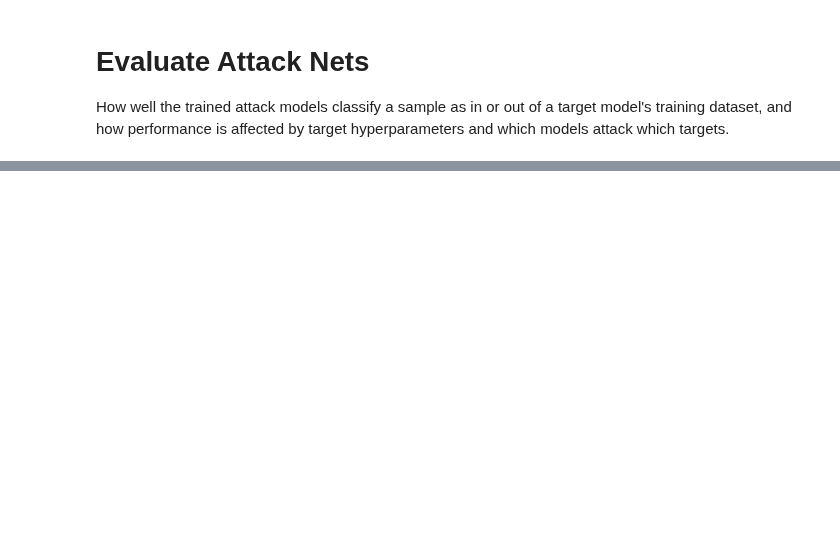
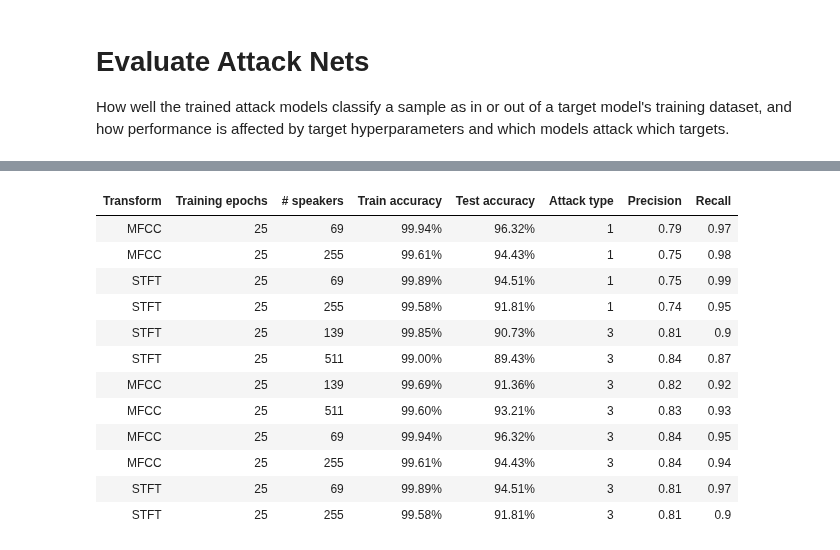
Before and after one commit to Lab41/cyphercat, a Jupyter notebook: Attack_baselines/Membership_Inference/ml_leaks/ml-leaks_adversary1_SVCvsNN-LibriCNN.ipynb, the cells around one changed output, grey strips where cells are left out. Cells and saved outputs as stored; diff of their text form; code cells hidden in the pictures; blank space fills up the shorter version.

```diff
--- a/Attack_baselines/Membership_Inference/ml_leaks/ml-leaks_adversary1_SVCvsNN-LibriCNN.ipynb
+++ b/Attack_baselines/Membership_Inference/ml_leaks/ml-leaks_adversary1_SVCvsNN-LibriCNN.ipynb
@@ -392,3 +453,72 @@ print('FN', false_negatives)
 # %%
 #attack net trained on nn shadow model on svm target, C=10, gamma=.1
 # eval_attack_net(attack_net_nn, gen_svm, sv_target_train_loader, sv_target_out_loader, k)
+# %%
+#table with
+
+#baselines
+columns = ['Transform','Training epochs', '# speakers','Train accuracy', 'Test accuracy', 'Attack type', 'Precision','Recall']
+
+# do this for 10 & 100 speakers
+# .2 S & 3 S
+#sufficient training and over-training
+
+#manual data:
+df = pd.DataFrame(columns = columns)
+#Attack 1:
+df.loc[len(df)] = ['MFCC',25,69.0,.9994,.9632,1,0.79,0.97]
+df.loc[len(df)] = ['MFCC',25,255.0,.9961,.9443,1,0.75,0.98]
+df.loc[len(df)] = ['STFT',25,69.0,0.9989,0.9451,1,0.75,0.99]
+df.loc[len(df)] = ['STFT',25,255.0,0.9958,0.9181,1,0.74,0.95]
+
+#Attack 3 w/max data:
+df.loc[len(df)] = ['STFT',25,139.0,.9985,.9073,3,.81,.90]
+df.loc[len(df)] = ['STFT',25,511.0,.9900,.8943,3,.84,.87] # train more
+df.loc[len(df)] = ['MFCC',25,139.0,.9969,.9136,3,.82,.92]
+df.loc[len(df)] = ['MFCC',25,511.0,.9960,.9321,3,0.83,0.93]
+
+
+#Attack 3 on Attack1 models:
+df.loc[len(df)] = ['MFCC',25,69.0,.9994,.9632,3,0.84,0.95]
+df.loc[len(df)] = ['MFCC',25,255.0,.9961,.9443,3,0.84,0.94]
+df.loc[len(df)] = ['STFT',25,69.0,0.9989,0.9451,3,0.81,0.97] #to do
+df.loc[len(df)] = ['STFT',25,255.0,0.9958,0.9181,3,0.81,0.90] #to do
+
+df['Training epochs'] =df['Training epochs'].astype(float)
+df['Attack type'] =df['Attack type'].astype(float)
+
+#style table
+import seaborn as sns
+
+cg = sns.light_palette("green", as_cmap=True)
+cm = sns.light_palette("magenta", as_cmap=True)
+bl = sns.light_palette("blue", as_cmap=True)
+orr = sns.light_palette("orange", as_cmap=True)
+gr = sns.light_palette("gray", as_cmap=True)
+
+# df.style.bar(subset=['Train accuracy', 'Test accuracy'], align='mid', color=['#d65f5f', '#5fba7d'])
+s = df.style.\
+    background_gradient(cmap=cg,subset=['Train accuracy', 'Test accuracy']).\
+    background_gradient(cmap=bl,subset=['Precision', 'Recall']).\
+    background_gradient(cmap=orr,subset=['Training epochs']).\
+    background_gradient(cmap=gr,subset=['Attack type']).\
+    background_gradient(cmap=cm,subset=['# speakers']).\
+    format({"Train accuracy": "{:.2%}","Test accuracy": "{:.2%}"}).\
+    hide_index().\
+    set_properties(**{'font-size': "16pt",'column-size':"24pt",'width': '100px'})
+
+s
+# %% [output]
+| Transform | Training epochs | # speakers | Train accuracy | Test accuracy | Attack type | Precision | Recall |
+| MFCC | 25 | 69 | 99.94% | 96.32% | 1 | 0.79 | 0.97 |
+| MFCC | 25 | 255 | 99.61% | 94.43% | 1 | 0.75 | 0.98 |
+| STFT | 25 | 69 | 99.89% | 94.51% | 1 | 0.75 | 0.99 |
+| STFT | 25 | 255 | 99.58% | 91.81% | 1 | 0.74 | 0.95 |
+| STFT | 25 | 139 | 99.85% | 90.73% | 3 | 0.81 | 0.9 |
+| STFT | 25 | 511 | 99.00% | 89.43% | 3 | 0.84 | 0.87 |
+| MFCC | 25 | 139 | 99.69% | 91.36% | 3 | 0.82 | 0.92 |
+| MFCC | 25 | 511 | 99.60% | 93.21% | 3 | 0.83 | 0.93 |
+| MFCC | 25 | 69 | 99.94% | 96.32% | 3 | 0.84 | 0.95 |
+| MFCC | 25 | 255 | 99.61% | 94.43% | 3 | 0.84 | 0.94 |
+| STFT | 25 | 69 | 99.89% | 94.51% | 3 | 0.81 | 0.97 |
+| STFT | 25 | 255 | 99.58% | 91.81% | 3 | 0.81 | 0.9 |
```
Also changed, not shown: parts of 17 cells of this notebook, 20 other files.
